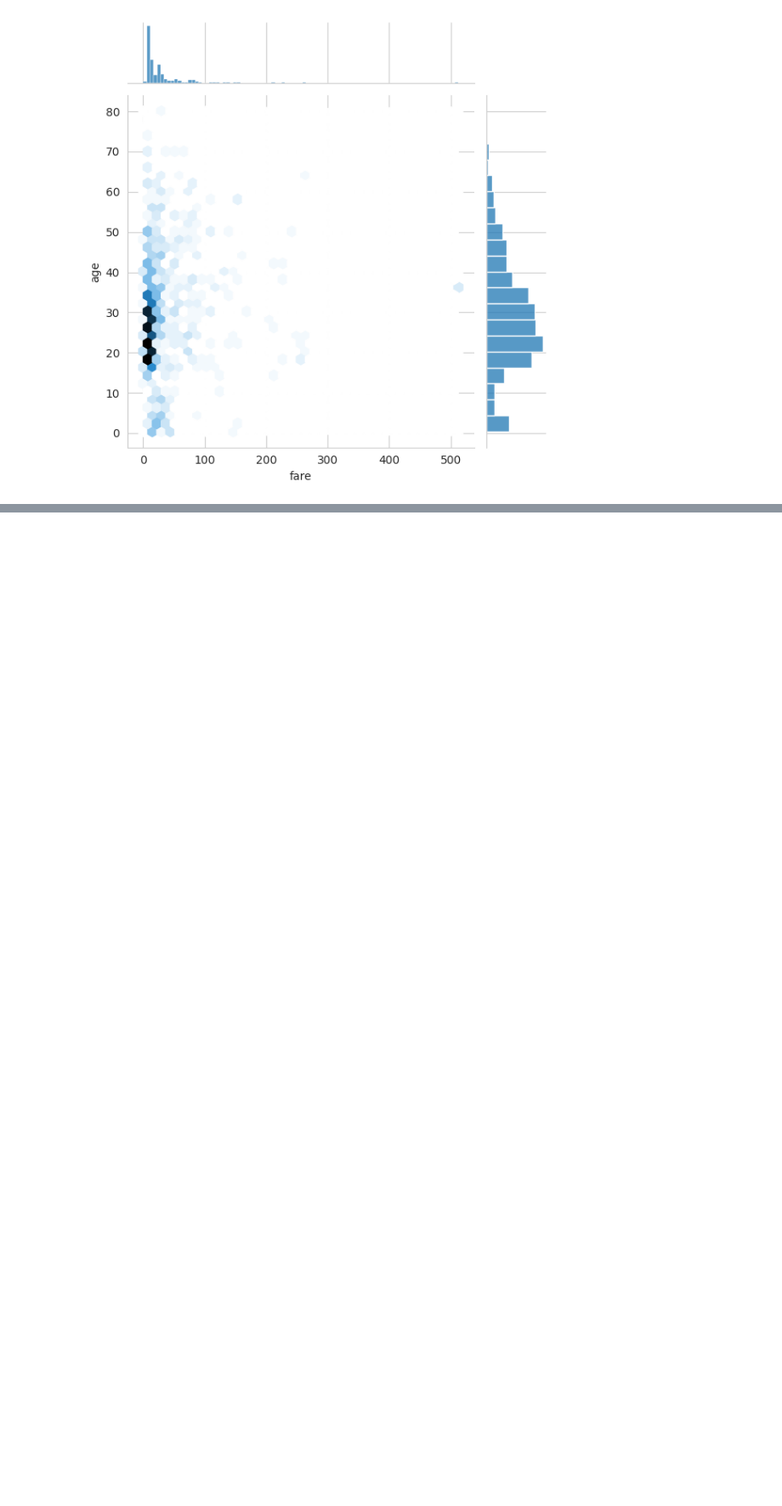
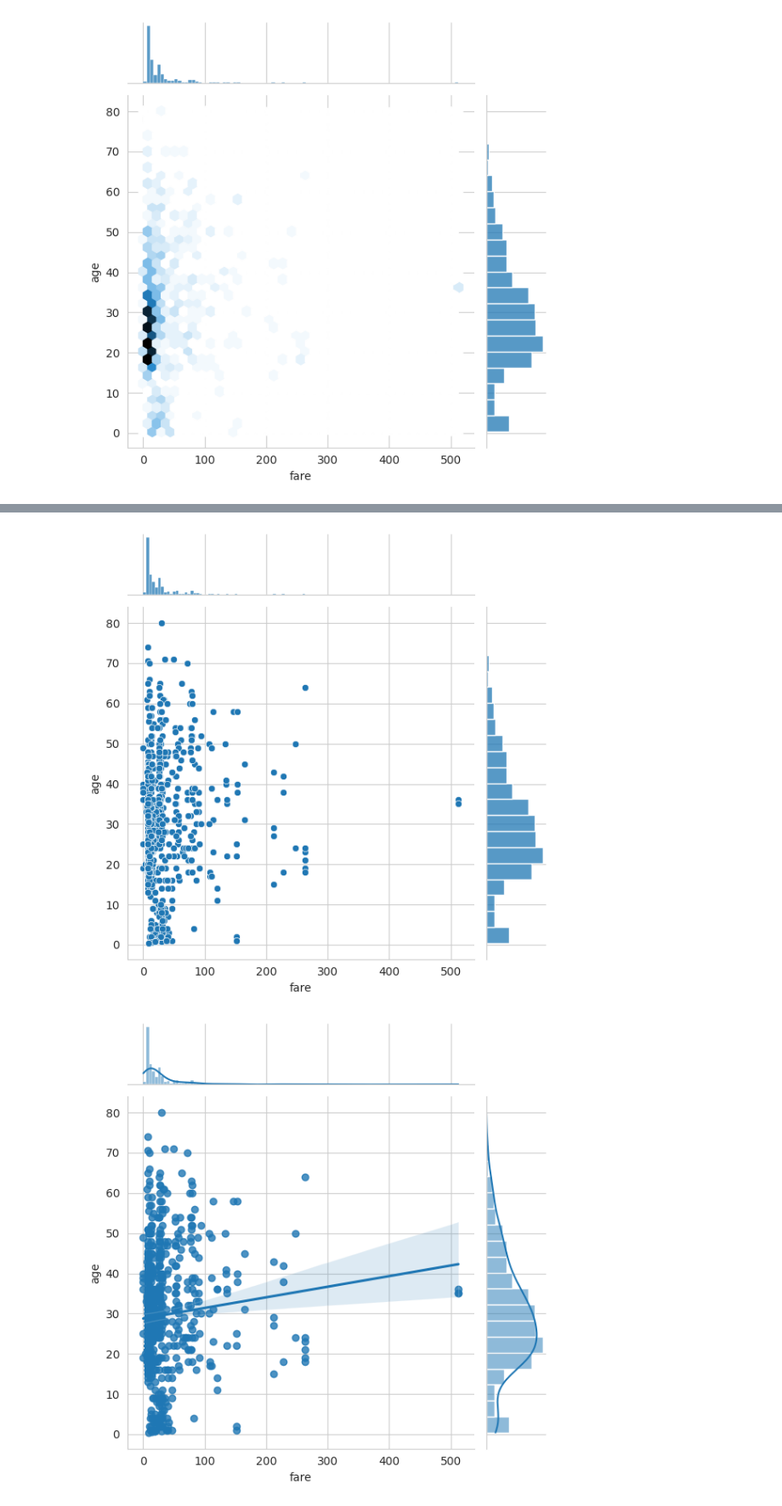
Before and after one commit to LSY1182/Statistics_2025, a Jupyter notebook: 8_basicstats_graphs.ipynb, the cells around one changed output, grey strips where cells are left out. Shown at 85% size. Drawn from its saved outputs; the diff is of its cells as text; code cells hidden in the pictures; blank space fills up the shorter version.

```diff
--- a/8_basicstats_graphs.ipynb
+++ b/8_basicstats_graphs.ipynb
@@ -557,0 +348,21 @@ j3 = sns.jointplot(x = 'fare', y = 'age', kind = 'hex', data = titanic )
+# %%
+
+import matplotlib.pyplot as plt
+import seaborn as sns
+
+titanic = sns.load_dataset('titanic')
+
+#스타일 테마 설정하기(e.g., darkgrid, whitegrid, dark, white, ticks)
+sns.set_style('whitegrid')
+
+#조인트 그래프 - 산점도(기본값)
+j1 = sns.jointplot(x = 'fare', y = 'age', data = titanic)
+
+#joint graph - 회기선
+j2 = sns.jointplot(x = 'fare', y = 'age', kind = 'reg', data = titanic)
+
+#joint graph - 육각 그래프
+j3 = sns.jointplot(x = 'fare', y = 'age', kind = 'hex', data = titanic )
+# %% [output]
+[figure, added]
+[figure, added]
```
Also changed, not shown: parts of 14 cells of this notebook.
